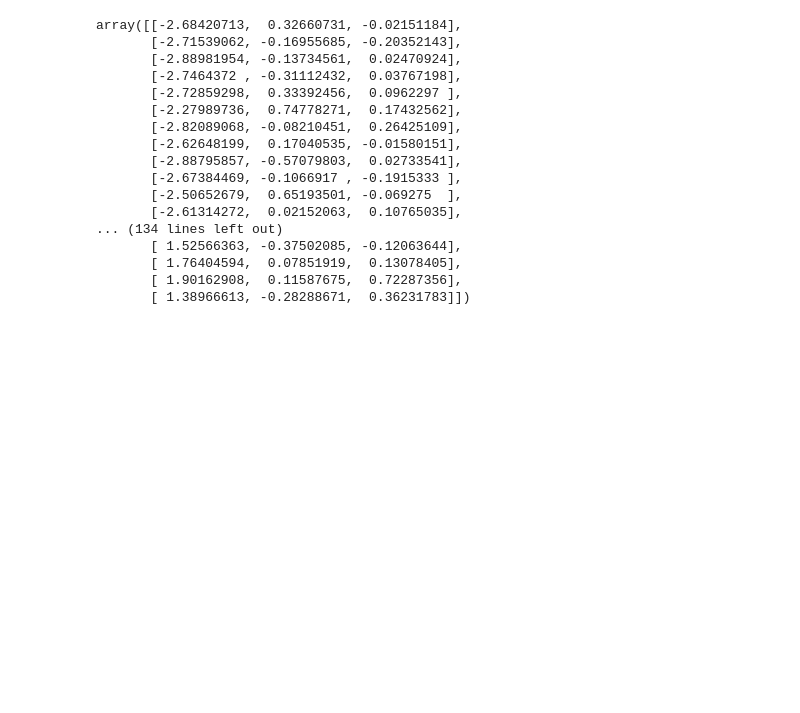
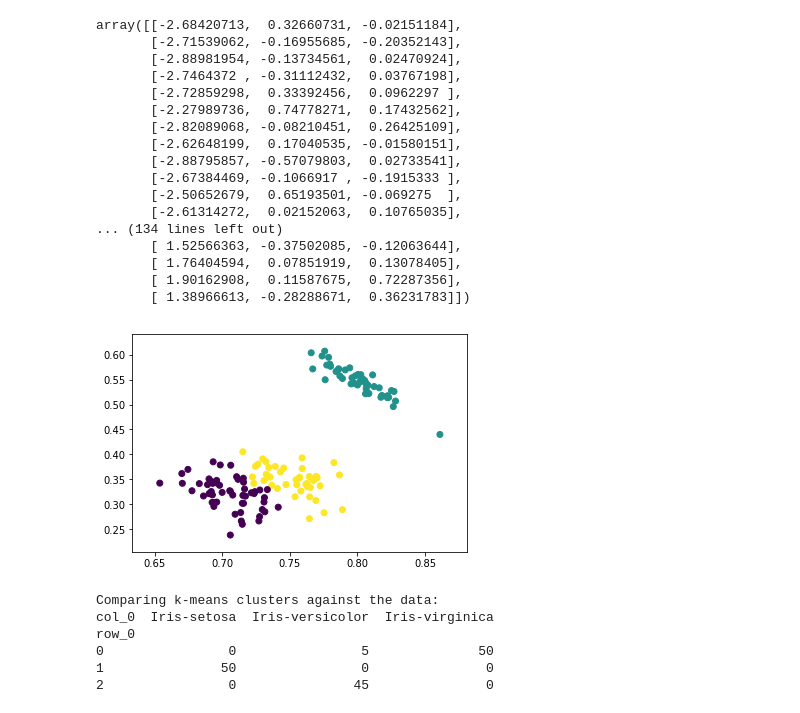
Before and after one commit to VincentG123/ThinkfulBootcamp, a Jupyter notebook: Iris_PCA.ipynb, the cells around one changed output. Saved outputs shown, nothing was run; the diff lists cells and outputs as text; code cells hidden in the pictures; blank space fills up the shorter version.

Commit message:
Clustering work

```diff
--- a/Iris_PCA.ipynb
+++ b/Iris_PCA.ipynb
@@ -220,3 +146,31 @@ array([[-2.68420713,  0.32660731, -0.02151184],
        [ 1.76404594,  0.07851919,  0.13078405],
        [ 1.90162908,  0.11587675,  0.72287356],
        [ 1.38966613, -0.28288671,  0.36231783]])
+# %%
+X = df.iloc[:,0:4].values
+y = df.iloc[:,4].values
+
+# Normalize the data.
+X_norm = normalize(X)
+
+# Reduce it to two components.
+X_pca = PCA(2).fit_transform(X_norm)
+
+# Calculate predicted values.
+y_pred = KMeans(n_clusters=3, random_state=42).fit_predict(X_norm)
+
+# Plot the solution.
+plt.scatter(X_norm[:, 0], X_norm[:, 1], c=y_pred)
+plt.show()
+
+# Check the solution against the data.
+print('Comparing k-means clusters against the data:')
+print(pd.crosstab(y_pred, y))
+# %% [output]
+[figure, added]
+Comparing k-means clusters against the data:
+col_0  Iris-setosa  Iris-versicolor  Iris-virginica
+row_0
+0                0                5              50
+1               50                0               0
+2                0               45               0
```
Also changed, not shown: parts of 10 cells of this notebook, 4 other files.
